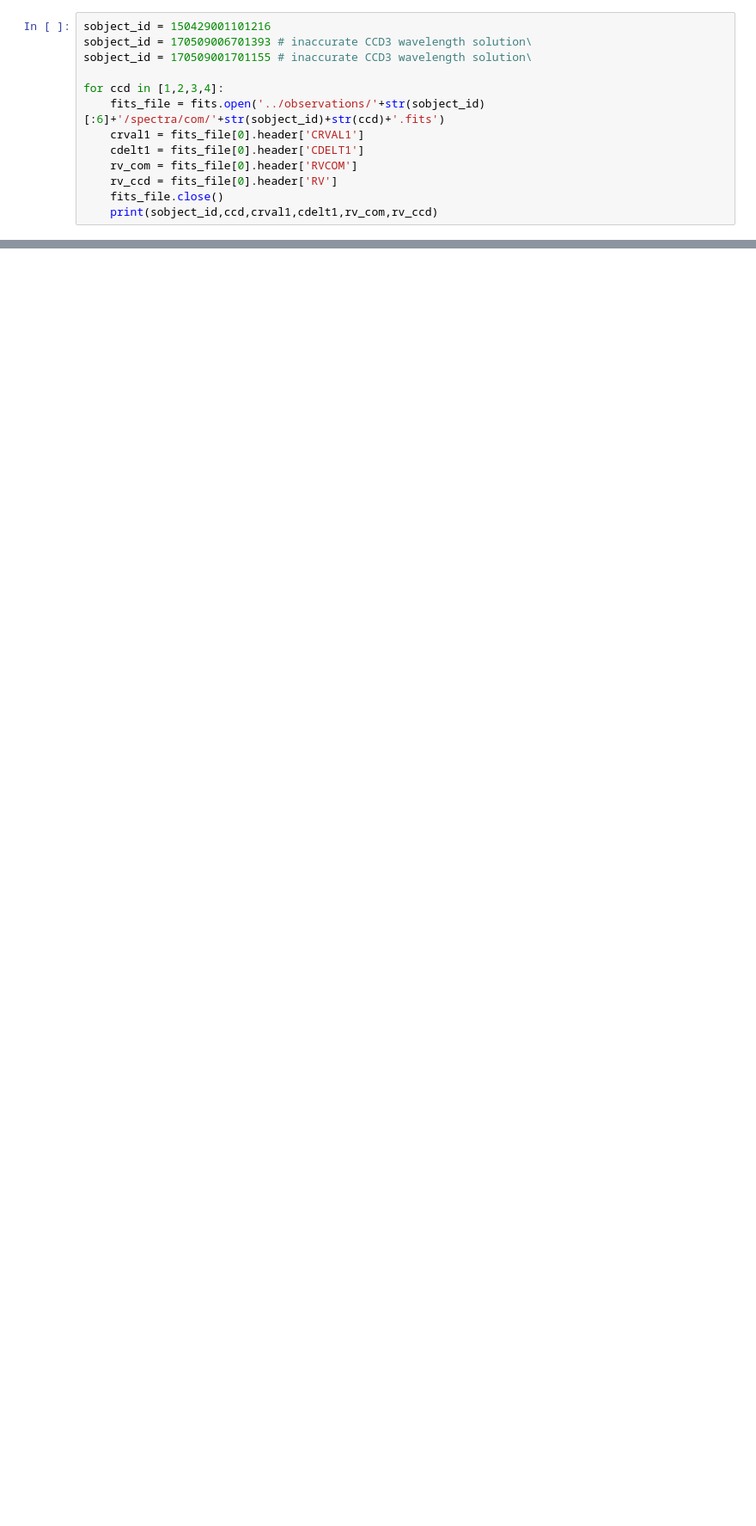
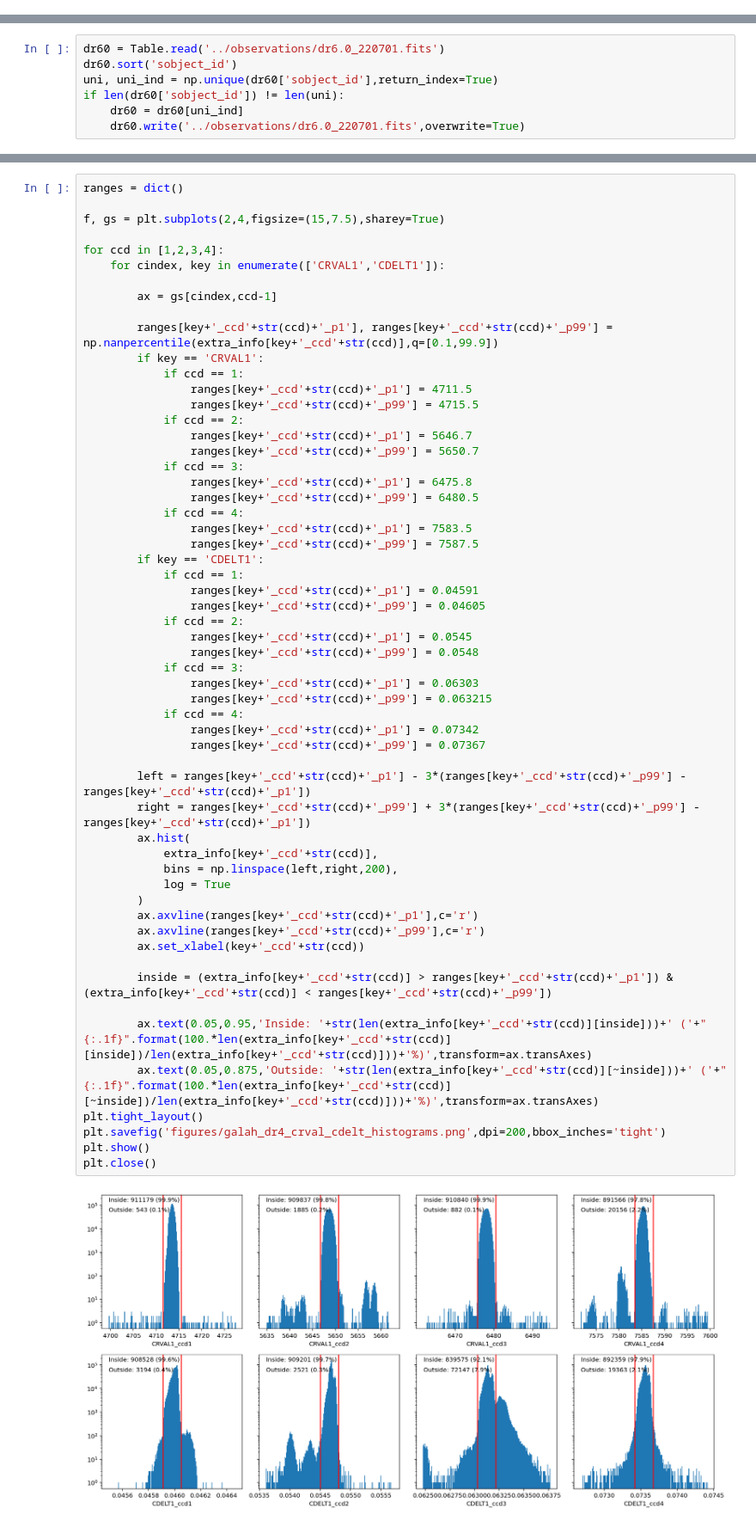
Before and after one commit to svenbuder/GALAH_DR4, a Jupyter notebook: validation/galah_dr4_validation_wavelength_solution.ipynb, the cells around one changed output, grey strips where cells are left out. Shown at 86% size. Saved outputs shown, nothing was run; the diff lists cells and outputs as text; blank space fills up the shorter version.

Commit message:
binary analysis and wavelength solution

```diff
--- a/validation/galah_dr4_validation_wavelength_solution.ipynb
+++ b/validation/galah_dr4_validation_wavelength_solution.ipynb
@@ -13,16 +14,3 @@ from astropy.io import fits
 import matplotlib.pyplot as plt
 from scipy import signal, optimize
 import glob
-# %%
-sobject_id = 150429001101216
-sobject_id = 170509006701393 # inaccurate CCD3 wavelength solution\
-sobject_id = 170509001701155 # inaccurate CCD3 wavelength solution\
-
-for ccd in [1,2,3,4]:
-    fits_file = fits.open('../observations/'+str(sobject_id)[:6]+'/spectra/com/'+str(sobject_id)+str(ccd)+'.fits')
-    crval1 = fits_file[0].header['CRVAL1']
-    cdelt1 = fits_file[0].header['CDELT1']
-    rv_com = fits_file[0].header['RVCOM']
-    rv_ccd = fits_file[0].header['RV']
-    fits_file.close()
-    print(sobject_id,ccd,crval1,cdelt1,rv_com,rv_ccd)
@@ -94,0 +17,7 @@ plt.savefig('figures/galah_dr4_cdelt1_crval1_170509.png',dpi=200,bbox_inches='ti
+# %%
+dr60 = Table.read('../observations/dr6.0_220701.fits')
+dr60.sort('sobject_id')
+uni, uni_ind = np.unique(dr60['sobject_id'],return_index=True)
+if len(dr60['sobject_id']) != len(uni):
+    dr60 = dr60[uni_ind]
+    dr60.write('../observations/dr6.0_220701.fits',overwrite=True)
@@ -94,0 +81,59 @@ plt.savefig('figures/galah_dr4_cdelt1_crval1_170509.png',dpi=200,bbox_inches='ti
+# %%
+ranges = dict()
+
+f, gs = plt.subplots(2,4,figsize=(15,7.5),sharey=True)
+
+for ccd in [1,2,3,4]:
+    for cindex, key in enumerate(['CRVAL1','CDELT1']):
+
+        ax = gs[cindex,ccd-1]
+
+        ranges[key+'_ccd'+str(ccd)+'_p1'], ranges[key+'_ccd'+str(ccd)+'_p99'] = np.nanpercentile(extra_info[key+'_ccd'+str(ccd)],q=[0.1,99.9])
+        if key == 'CRVAL1':
+            if ccd == 1:
+                ranges[key+'_ccd'+str(ccd)+'_p1'] = 4711.5
+                ranges[key+'_ccd'+str(ccd)+'_p99'] = 4715.5
+            if ccd == 2:
+                ranges[key+'_ccd'+str(ccd)+'_p1'] = 5646.7
+                ranges[key+'_ccd'+str(ccd)+'_p99'] = 5650.7
+            if ccd == 3:
+                ranges[key+'_ccd'+str(ccd)+'_p1'] = 6475.8
+                ranges[key+'_ccd'+str(ccd)+'_p99'] = 6480.5
+            if ccd == 4:
+                ranges[key+'_ccd'+str(ccd)+'_p1'] = 7583.5
+                ranges[key+'_ccd'+str(ccd)+'_p99'] = 7587.5
+        if key == 'CDELT1':
+            if ccd == 1:
+                ranges[key+'_ccd'+str(ccd)+'_p1'] = 0.04591
+                ranges[key+'_ccd'+str(ccd)+'_p99'] = 0.04605
+            if ccd == 2:
+                ranges[key+'_ccd'+str(ccd)+'_p1'] = 0.0545
+                ranges[key+'_ccd'+str(ccd)+'_p99'] = 0.0548
+            if ccd == 3:
+                ranges[key+'_ccd'+str(ccd)+'_p1'] = 0.06303
+                ranges[key+'_ccd'+str(ccd)+'_p99'] = 0.063215
+            if ccd == 4:
+                ranges[key+'_ccd'+str(ccd)+'_p1'] = 0.07342
+                ranges[key+'_ccd'+str(ccd)+'_p99'] = 0.07367
+
+        left = ranges[key+'_ccd'+str(ccd)+'_p1'] - 3*(ranges[key+'_ccd'+str(ccd)+'_p99'] - ranges[key+'_ccd'+str(ccd)+'_p1'])
+        right = ranges[key+'_ccd'+str(ccd)+'_p99'] + 3*(ranges[key+'_ccd'+str(ccd)+'_p99'] - ranges[key+'_ccd'+str(ccd)+'_p1'])
+        ax.hist(
+            extra_info[key+'_ccd'+str(ccd)],
+            bins = np.linspace(left,right,200),
+            log = True
+        )
+        ax.axvline(ranges[key+'_ccd'+str(ccd)+'_p1'],c='r')
+        ax.axvline(ranges[key+'_ccd'+str(ccd)+'_p99'],c='r')
+        ax.set_xlabel(key+'_ccd'+str(ccd))
+
+        inside = (extra_info[key+'_ccd'+str(ccd)] > ranges[key+'_ccd'+str(ccd)+'_p1']) & (extra_info[key+'_ccd'+str(ccd)] < ranges[key+'_ccd'+str(ccd)+'_p99'])
+
+        ax.text(0.05,0.95,'Inside: '+str(len(extra_info[key+'_ccd'+str(ccd)][inside]))+' ('+"{:.1f}".format(100.*len(extra_info[key+'_ccd'+str(ccd)][inside])/len(extra_info[key+'_ccd'+str(ccd)]))+'%)',transform=ax.transAxes)
+        ax.text(0.05,0.875,'Outside: '+str(len(extra_info[key+'_ccd'+str(ccd)][~inside]))+' ('+"{:.1f}".format(100.*len(extra_info[key+'_ccd'+str(ccd)][~inside])/len(extra_info[key+'_ccd'+str(ccd)]))+'%)',transform=ax.transAxes)
+plt.tight_layout()
+plt.savefig('figures/galah_dr4_crval_cdelt_histograms.png',dpi=200,bbox_inches='tight')
+plt.show()
+plt.close()
+# %% [output]
+[figure, added]
```
Also changed, not shown: parts of 11 cells of this notebook, 1 other file.
